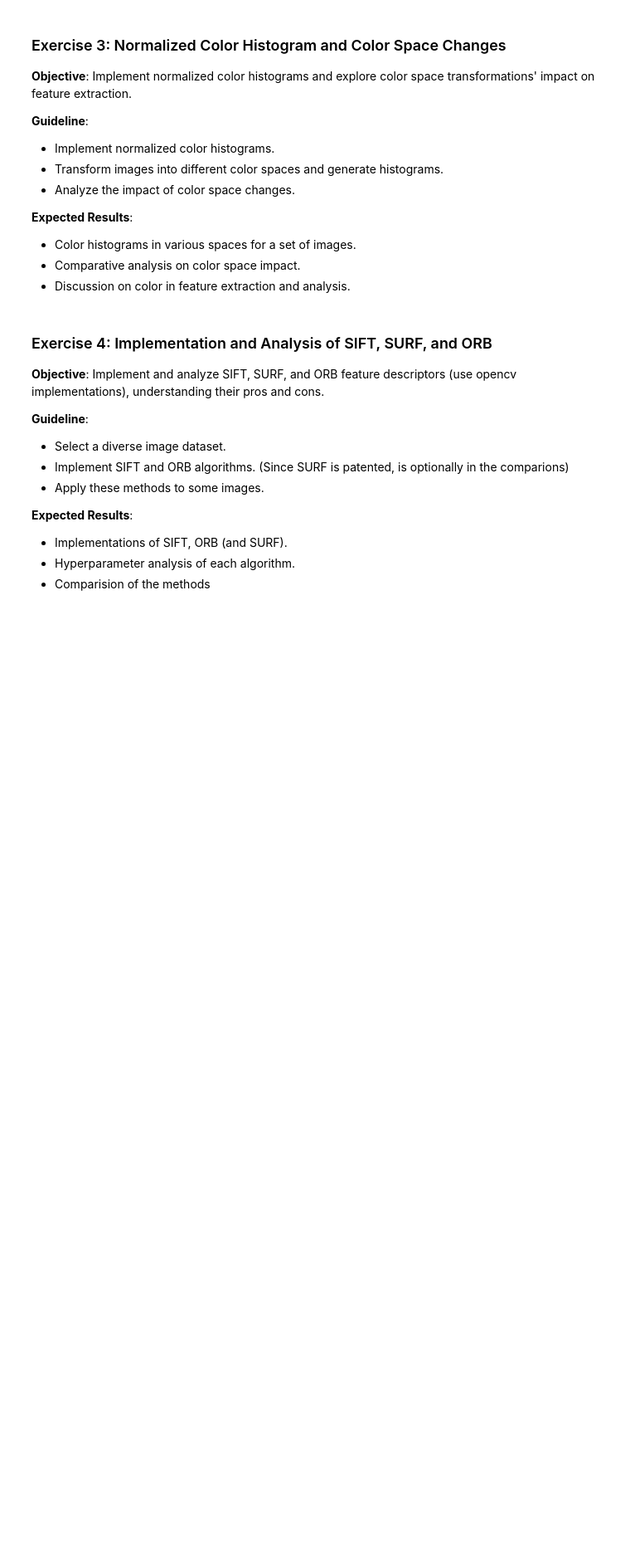
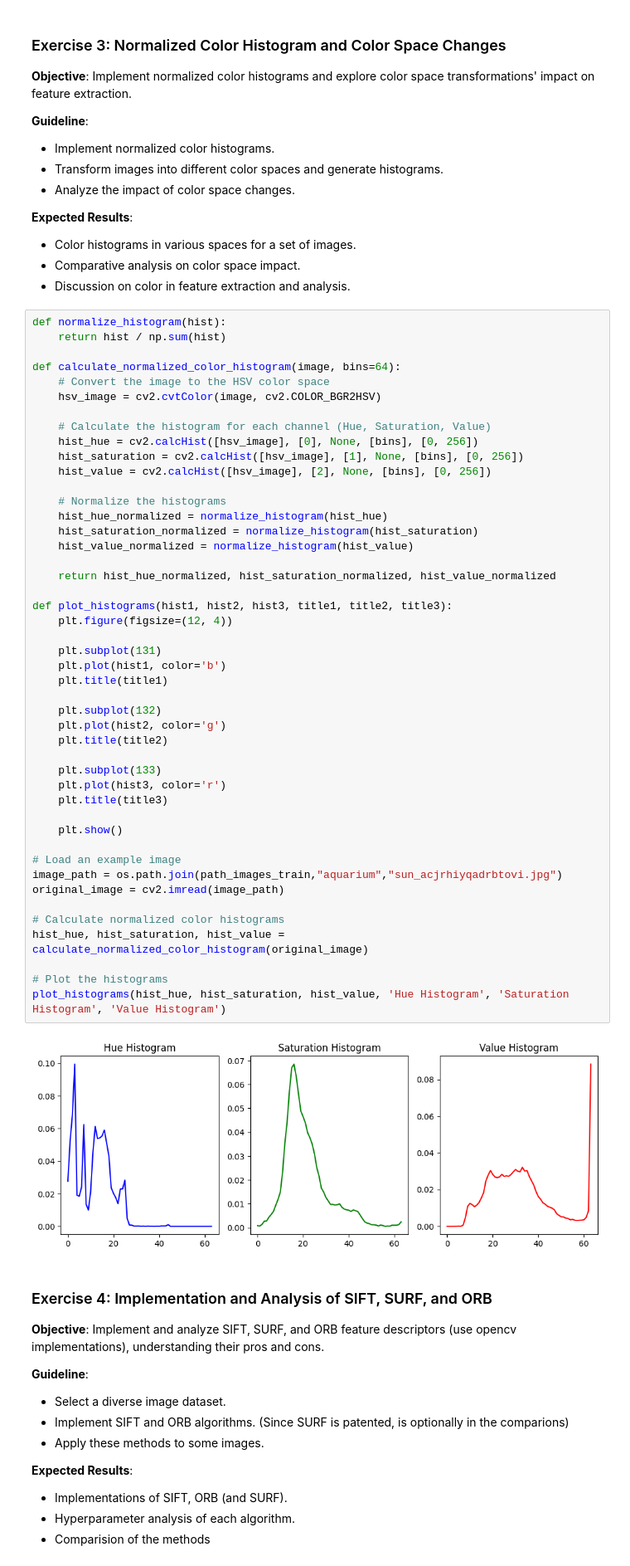
Before and after one commit to IvanGomez37/UAB23-Computer-Vision-Labs, a Jupyter notebook: Lab 4/Practicum_Fondations_CV_Lab4.ipynb, the cells around one changed output. Shown at 83% size. Cells and saved outputs as stored; diff of their text form; blank space fills up the shorter version.

```diff
--- a/Lab 4/Practicum_Fondations_CV_Lab4.ipynb
+++ b/Lab 4/Practicum_Fondations_CV_Lab4.ipynb
@@ -263,6 +257,54 @@ Implement normalized color histograms and explore color space transformations' i
 - Color histograms in various spaces for a set of images.
 - Comparative analysis on color space impact.
 - Discussion on color in feature extraction and analysis.
+# %%
+def normalize_histogram(hist):
+    return hist / np.sum(hist)
+
+def calculate_normalized_color_histogram(image, bins=64):
+    # Convert the image to the HSV color space
+    hsv_image = cv2.cvtColor(image, cv2.COLOR_BGR2HSV)
+
+    # Calculate the histogram for each channel (Hue, Saturation, Value)
+    hist_hue = cv2.calcHist([hsv_image], [0], None, [bins], [0, 256])
+    hist_saturation = cv2.calcHist([hsv_image], [1], None, [bins], [0, 256])
+    hist_value = cv2.calcHist([hsv_image], [2], None, [bins], [0, 256])
+
+    # Normalize the histograms
+    hist_hue_normalized = normalize_histogram(hist_hue)
+    hist_saturation_normalized = normalize_histogram(hist_saturation)
+    hist_value_normalized = normalize_histogram(hist_value)
+
+    return hist_hue_normalized, hist_saturation_normalized, hist_value_normalized
+
+def plot_histograms(hist1, hist2, hist3, title1, title2, title3):
+    plt.figure(figsize=(12, 4))
+
+    plt.subplot(131)
+    plt.plot(hist1, color='b')
+    plt.title(title1)
+
+    plt.subplot(132)
+    plt.plot(hist2, color='g')
+    plt.title(title2)
+
+    plt.subplot(133)
+    plt.plot(hist3, color='r')
+    plt.title(title3)
+
+    plt.show()
+
+# Load an example image
+image_path = os.path.join(path_images_train,"aquarium","sun_acjrhiyqadrbtovi.jpg")
+original_image = cv2.imread(image_path)
+
+# Calculate normalized color histograms
+hist_hue, hist_saturation, hist_value = calculate_normalized_color_histogram(original_image)
+
+# Plot the histograms
+plot_histograms(hist_hue, hist_saturation, hist_value, 'Hue Histogram', 'Saturation Histogram', 'Value Histogram')
+# %% [output]
+[figure, added]
 # %% [markdown]
 ### Exercise 4: Implementation and Analysis of SIFT, SURF, and ORB
 **Objective**:
```
Also changed, not shown: parts of 1 cell of this notebook.
